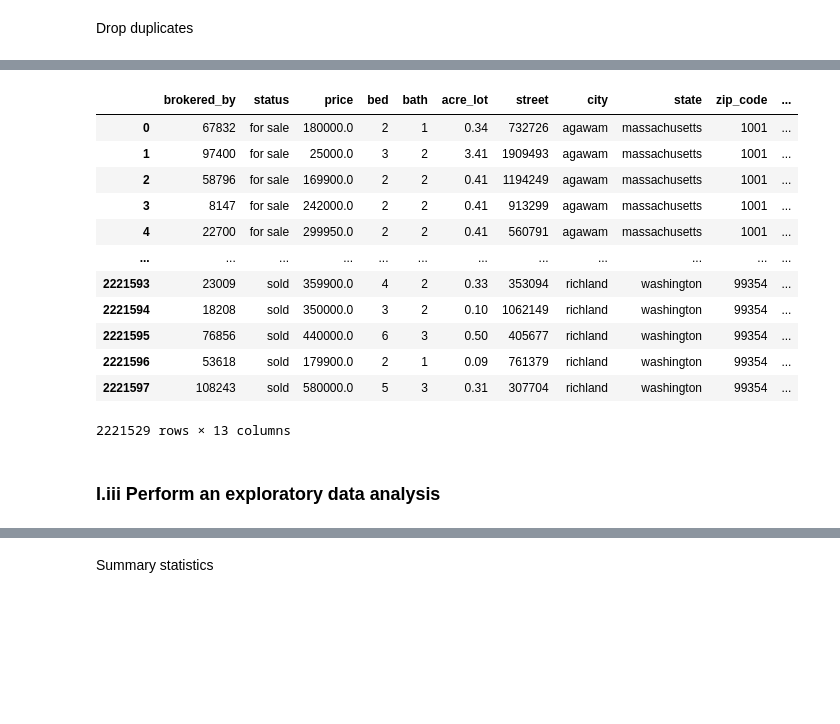
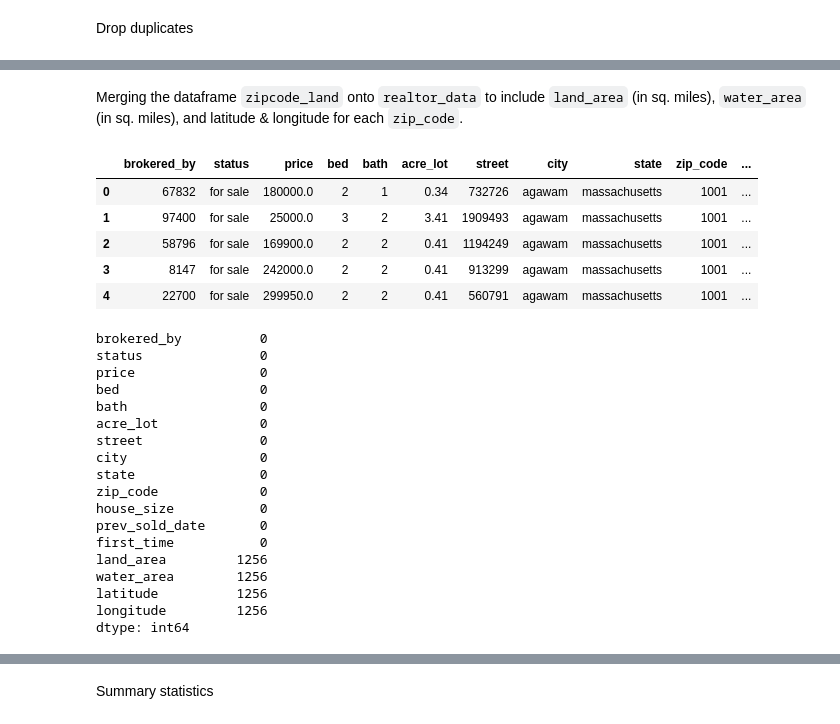
Before and after one commit to SatrunsDream/DSC148-Project, a Jupyter notebook: Case_Study.ipynb, the cells around one changed output, grey strips where cells are left out. Drawn from its saved outputs; the diff is of its cells as text; code cells hidden in the pictures; blank space fills up the shorter version.

```diff
--- a/Case_Study.ipynb
+++ b/Case_Study.ipynb
@@ -91,3 +95,6 @@ zip_code          float64
 house_size        float64
 prev_sold_date     object
 dtype: object
+# %%
+zipcode_land = pd.read_csv('files/national-zcta-data.csv', dtype={"GEOID": str})
+display(zipcode_land.head(5))
@@ -327,18 +349,33 @@ dtype: int64
-# %%
-realtor_data
-# %% [output]
-|  | brokered_by | status | price | bed | bath | acre_lot | street | city | state | zip_code | ... |
-| 0 | 67832 | for sale | 180000.0 | 2 | 1 | 0.34 | 732726 | agawam | massachusetts | 1001 | ... |
-| 1 | 97400 | for sale | 25000.0 | 3 | 2 | 3.41 | 1909493 | agawam | massachusetts | 1001 | ... |
-| 2 | 58796 | for sale | 169900.0 | 2 | 2 | 0.41 | 1194249 | agawam | massachusetts | 1001 | ... |
-| 3 | 8147 | for sale | 242000.0 | 2 | 2 | 0.41 | 913299 | agawam | massachusetts | 1001 | ... |
-| 4 | 22700 | for sale | 299950.0 | 2 | 2 | 0.41 | 560791 | agawam | massachusetts | 1001 | ... |
-| ... | ... | ... | ... | ... | ... | ... | ... | ... | ... | ... | ... |
-| 2221593 | 23009 | sold | 359900.0 | 4 | 2 | 0.33 | 353094 | richland | washington | 99354 | ... |
-| 2221594 | 18208 | sold | 350000.0 | 3 | 2 | 0.10 | 1062149 | richland | washington | 99354 | ... |
-| 2221595 | 76856 | sold | 440000.0 | 6 | 3 | 0.50 | 405677 | richland | washington | 99354 | ... |
-| 2221596 | 53618 | sold | 179900.0 | 2 | 1 | 0.09 | 761379 | richland | washington | 99354 | ... |
-| 2221597 | 108243 | sold | 580000.0 | 5 | 3 | 0.31 | 307704 | richland | washington | 99354 | ... |
-2221529 rows × 13 columns
-# %% [markdown]
-### I.iii Perform an exploratory data analysis
+# %% [markdown]
+Merging the dataframe `zipcode_land` onto `realtor_data` to include `land_area` (in sq. miles), `water_area` (in sq. miles), and latitude & longitude for each `zip_code`.
+# %%
+realtor_data = realtor_data.merge(zipcode_land, on="zip_code", how="left")
+realtor_data.head(5)
+# %% [output]
+|  | brokered_by | status | price | bed | bath | acre_lot | street | city | state | zip_code | ... |
+| 0 | 67832 | for sale | 180000.0 | 2 | 1 | 0.34 | 732726 | agawam | massachusetts | 1001 | ... |
+| 1 | 97400 | for sale | 25000.0 | 3 | 2 | 3.41 | 1909493 | agawam | massachusetts | 1001 | ... |
+| 2 | 58796 | for sale | 169900.0 | 2 | 2 | 0.41 | 1194249 | agawam | massachusetts | 1001 | ... |
+| 3 | 8147 | for sale | 242000.0 | 2 | 2 | 0.41 | 913299 | agawam | massachusetts | 1001 | ... |
+| 4 | 22700 | for sale | 299950.0 | 2 | 2 | 0.41 | 560791 | agawam | massachusetts | 1001 | ... |
+# %%
+display(realtor_data.isnull().sum())
+# %% [output]
+brokered_by          0
+status               0
+price                0
+bed                  0
+bath                 0
+acre_lot             0
+street               0
+city                 0
+state                0
+zip_code             0
+house_size           0
+prev_sold_date       0
+first_time           0
+land_area         1256
+water_area        1256
+latitude          1256
+longitude         1256
+dtype: int64
```
Also changed, not shown: parts of 17 cells of this notebook, 2 other files.
